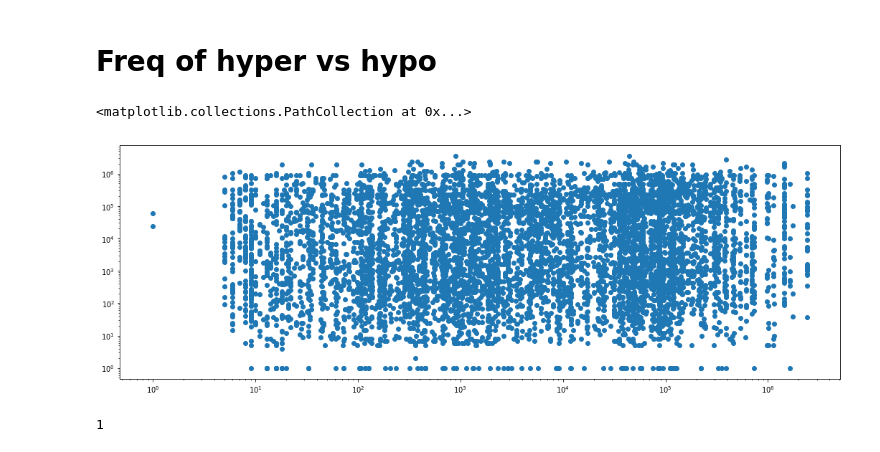
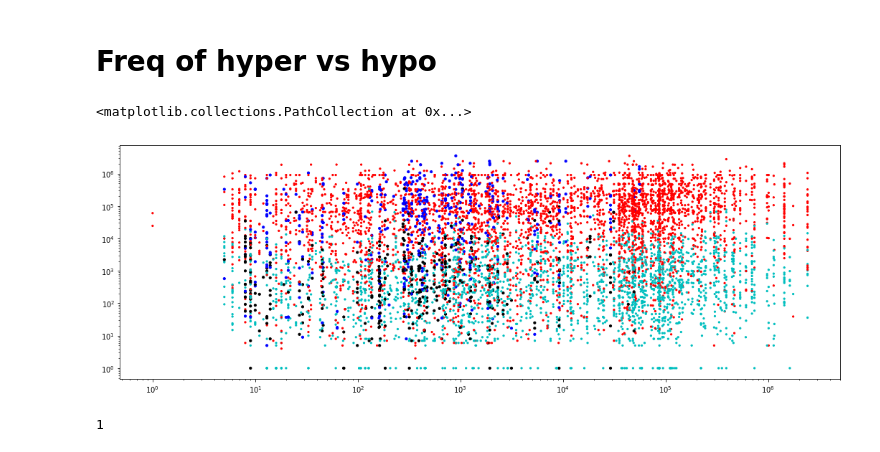
Before and after one commit to begab/fca_hypernymy, a Jupyter notebook: explore_tree.ipynb, the cells around one changed output. Drawn from its saved outputs; the diff is of its cells as text; code cells hidden in the pictures.

Commit message:
colored if mwe

```diff
--- a/explore_tree.ipynb
+++ b/explore_tree.ipynb
@@ -120,19 +120,31 @@ edema 3.9  abscess 3.5  cytokine 3.5  colitis 3.5  corticosteroid 3.4  rhinitis
 # %% [markdown]
 # Freq of hyper vs hypo
 # %%
-query_freqs, gold_freqs = [], []
+color_d = {
+    (True, True): 'k',
+    (True, False): 'b',
+    (False, True): 'c',
+    (False, False): 'r',
+}
+
+
+query_freqs, gold_freqs, colors, sizes = [], [], [], []
 with open(os.path.join(task_dir, 'main_data/training/train.1A.by_freq')) as infile:
     for line in infile:
         query, freq, ent_conc, golds = line.strip().split('\t', maxsplit=3)
         for gold in golds.split('\t'):
             query_freqs.append(freqs[query])
             gold_freqs.append(freqs[gold])
+            colors.append(color_d[' ' in query, ' ' in gold])
+            sizes.append(10 if ' ' in query else 5)
+
+
 plt.xscale('log')
 plt.yscale('log')
-plt.scatter(query_freqs, gold_freqs)
+plt.scatter(query_freqs, gold_freqs, c=colors, s=sizes)
 # %% [output]
 <matplotlib.collections.PathCollection at 0x...>
-[figure, old version]
+[figure, new version]
 # %%
 depths[0]
 # %% [output]
```
